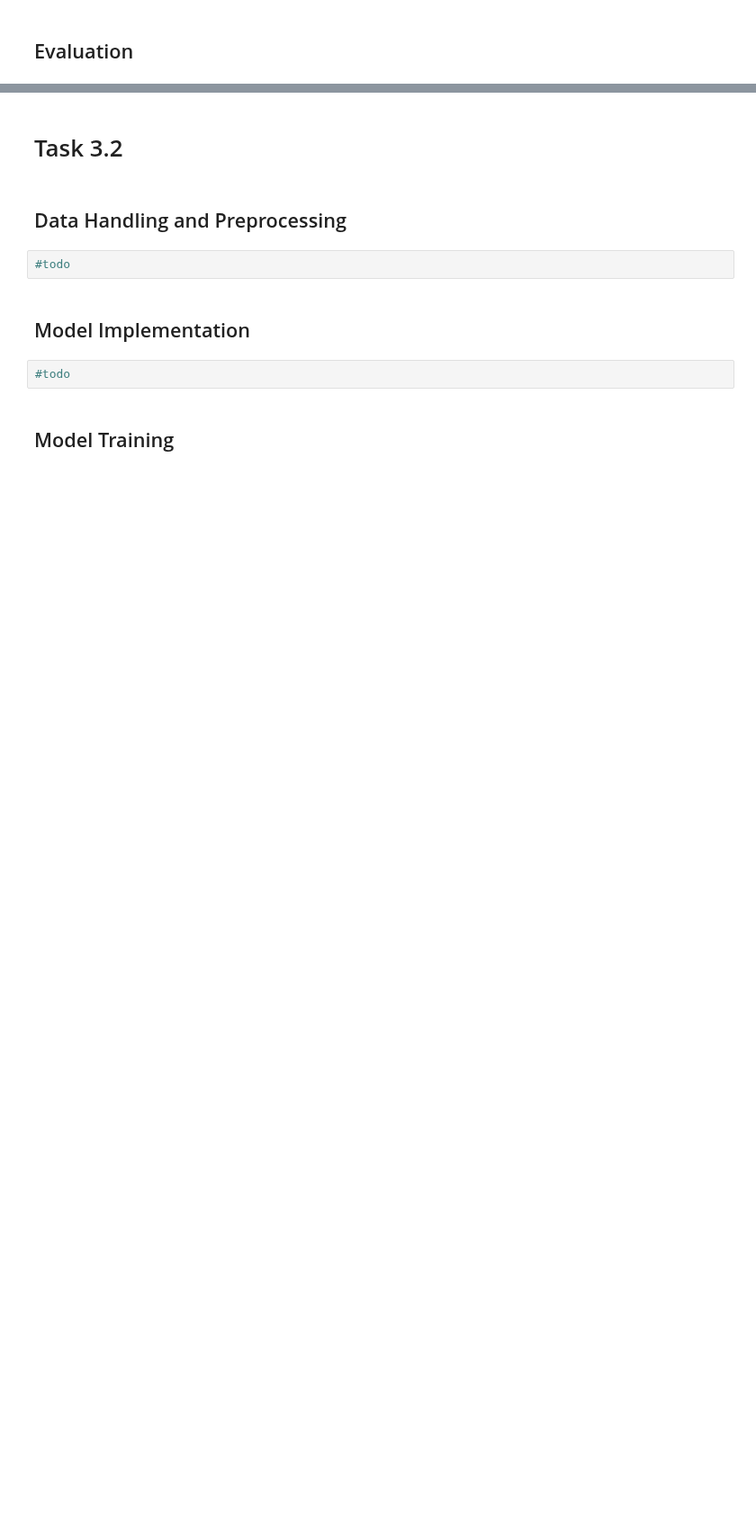
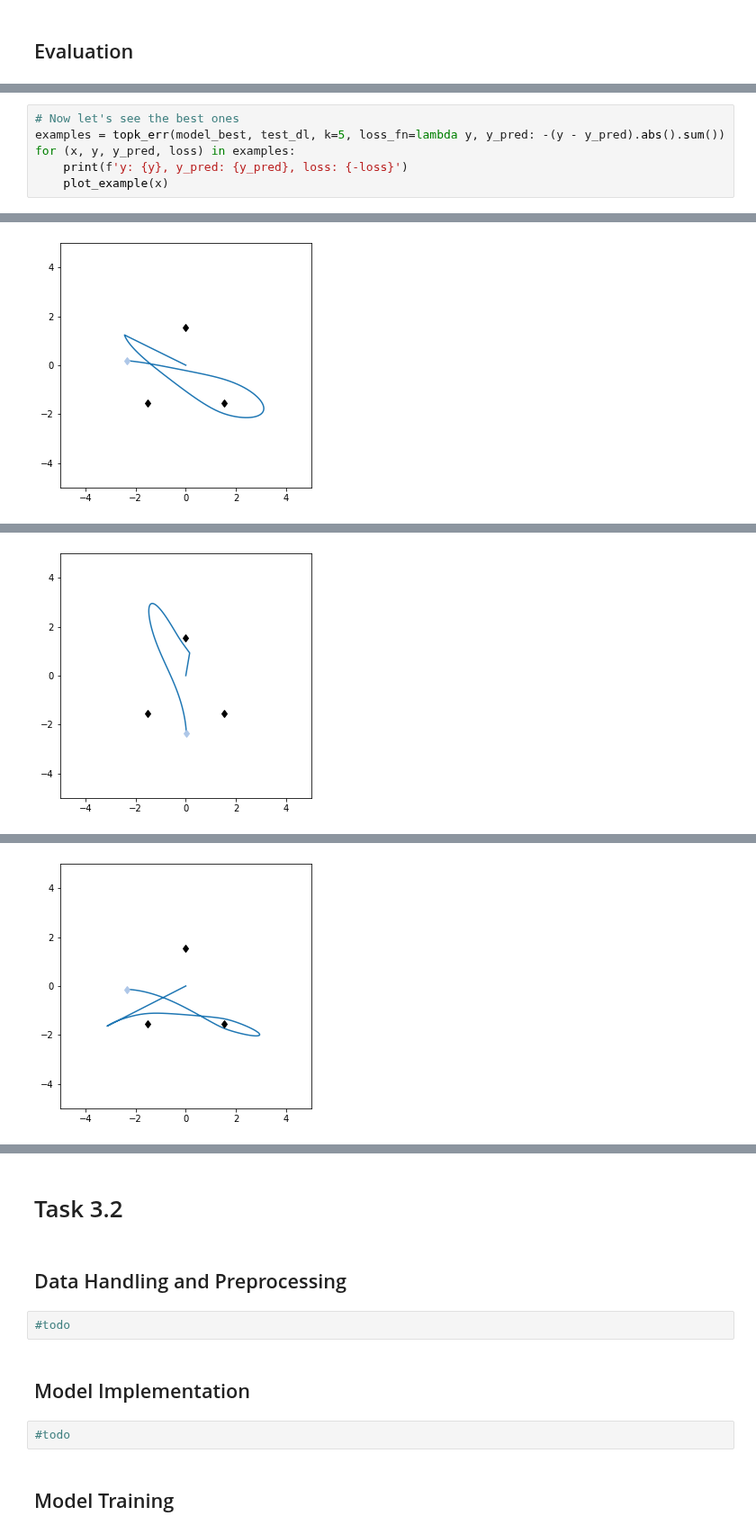
Before and after one commit to mandjevant/tue-deeplearning, a Jupyter notebook: assignments/assignment_2_3/a3_skeleton_peter.ipynb, the cells around one changed output, grey strips where cells are left out. Shown at 90% size. Drawn from its saved outputs; the diff is of its cells as text; blank space fills up the shorter version.

```diff
--- a/assignments/assignment_2_3/a3_skeleton_peter.ipynb
+++ b/assignments/assignment_2_3/a3_skeleton_peter.ipynb
@@ -390,0 +448,7 @@ Test L1 error is 0.13292494416236877
+# %%
+# Now let's see the best ones
+examples = topk_err(model_best, test_dl, k=5, loss_fn=lambda y, y_pred: -(y - y_pred).abs().sum())
+for (x, y, y_pred, loss) in examples:
+    print(f'y: {y}, y_pred: {y_pred}, loss: {-loss}')
+    plot_example(x)
+# %% [output]
@@ -390,0 +456 @@ Test L1 error is 0.13292494416236877
+[figure, added]
@@ -390,0 +458 @@ Test L1 error is 0.13292494416236877
+[figure, added]
@@ -390,0 +460 @@ Test L1 error is 0.13292494416236877
+[figure, added]
```
Also changed, not shown: parts of 11 cells of this notebook.
